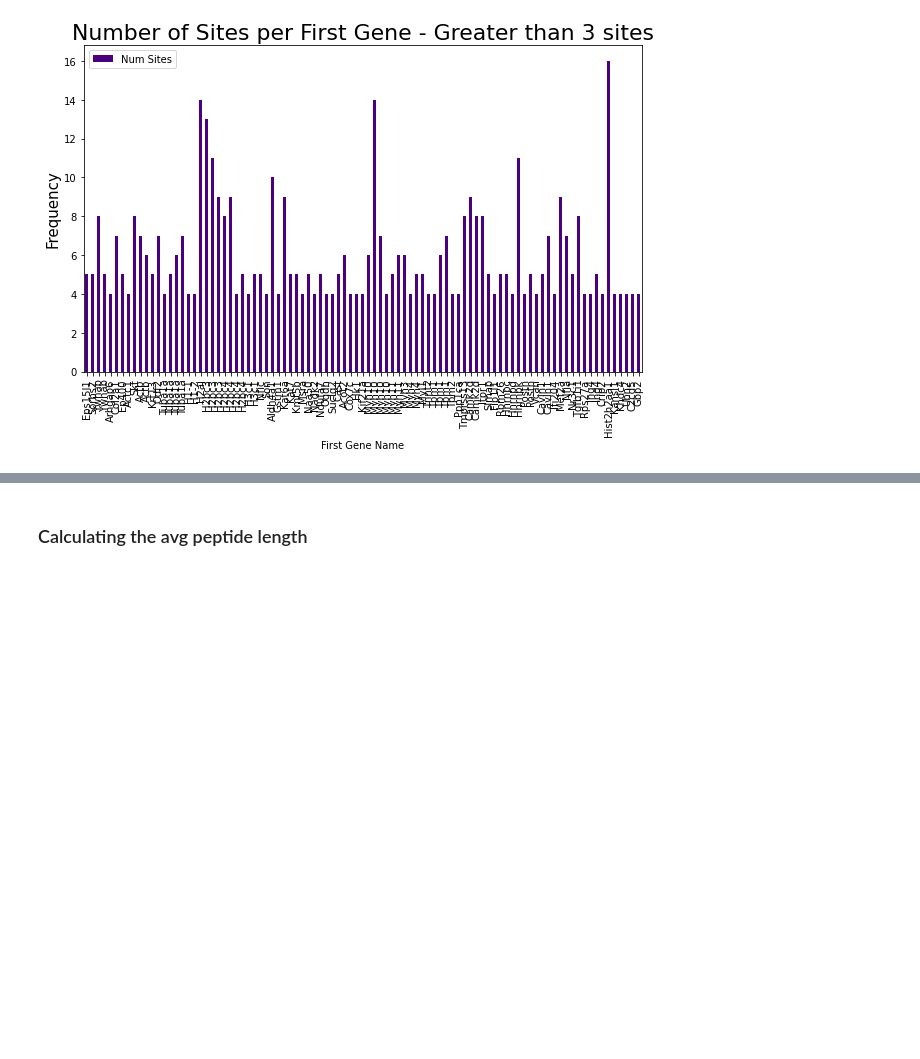
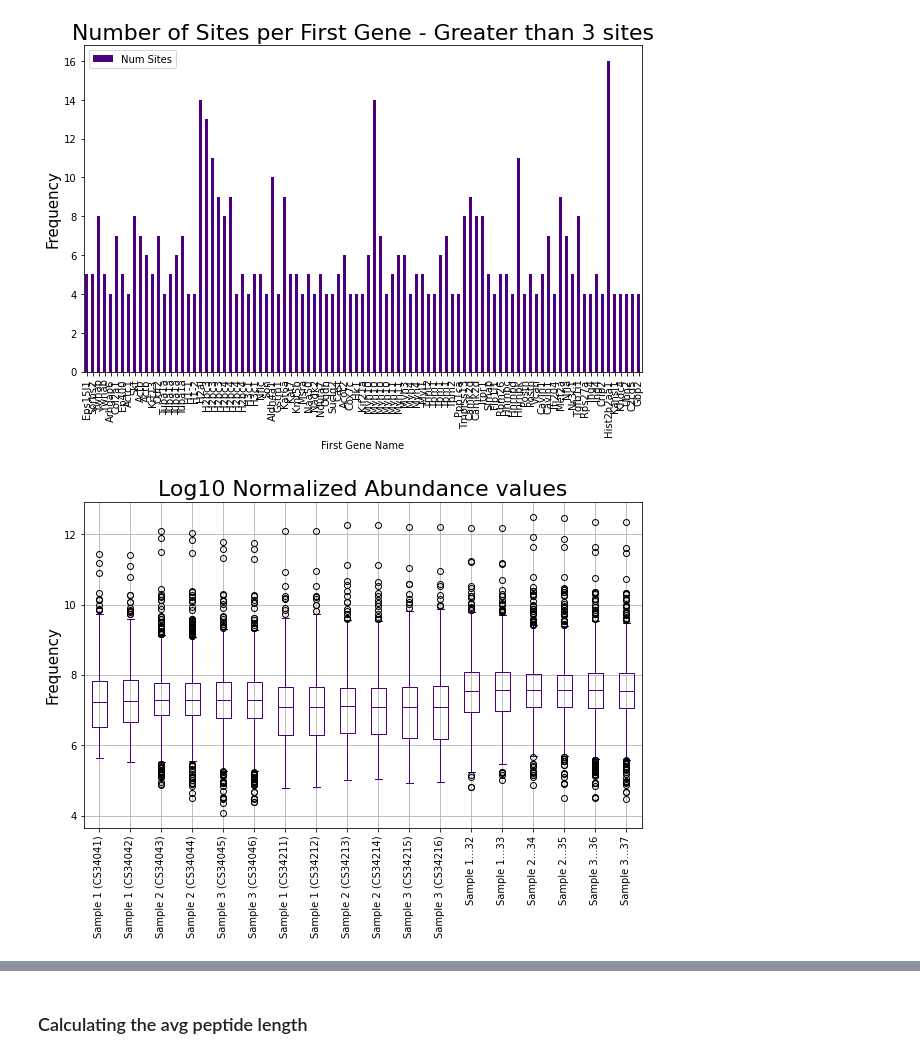
Before and after one commit to KyraGriffin/bmsip_internship_seta, a Jupyter notebook: data_exploration.ipynb, the cells around one changed output, grey strips where cells are left out. Cells and saved outputs as stored; diff of their text form; code cells hidden in the pictures; blank space fills up the shorter version.

```diff
--- a/data_exploration.ipynb
+++ b/data_exploration.ipynb
@@ -98,3 +98,19 @@ ax.set_xticklabels
 plt.show()
 # %% [output]
 [figure]
+# %%
+normalized_abundance_values = proteomics_ack.iloc[:, 20:38].copy()
+log10_norm_abundance = np.log10(normalized_abundance_values)
+
+# normalized_abundance_values
+# log10_norm_abundance
+
+
+ax = log10_norm_abundance.boxplot(color="indigo", fontsize=10)
+ax.set_alpha(0.8)
+ax.set_title("Log10 Normalized Abundance values", fontsize=22)
+ax.set_ylabel("Frequency", fontsize=15)
+plt.xticks(rotation=90)
+plt.show();
+# %% [output]
+[figure, added]
```
Also changed, not shown: parts of 1 cell of this notebook, 2 other files.
